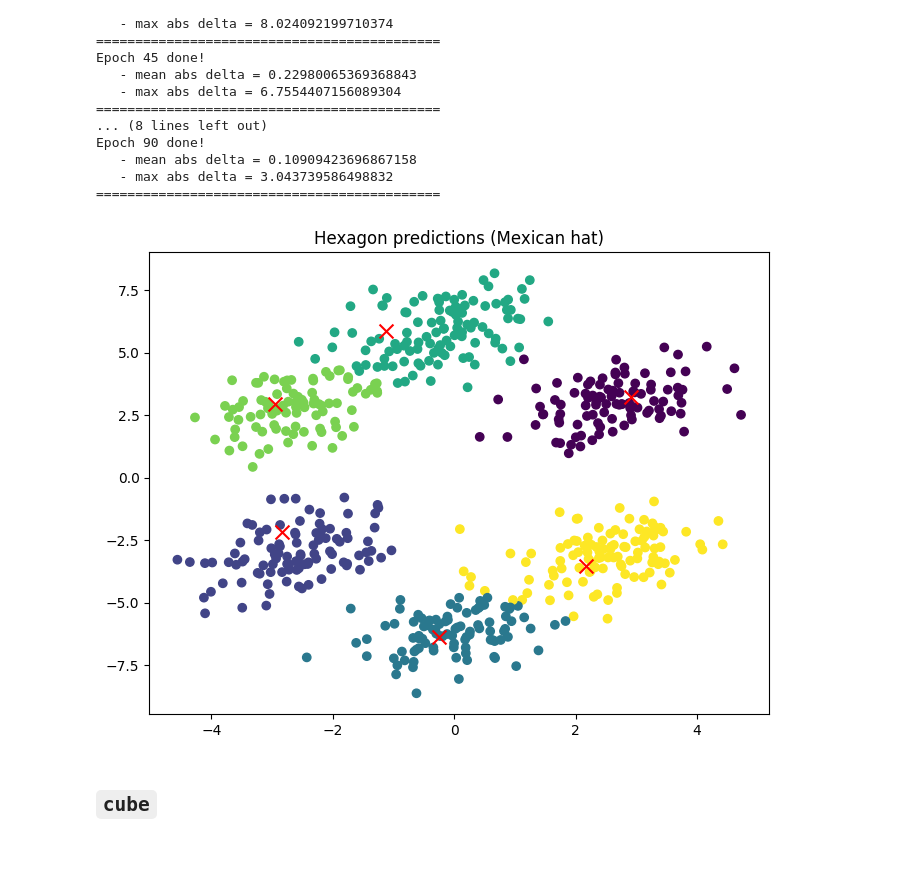
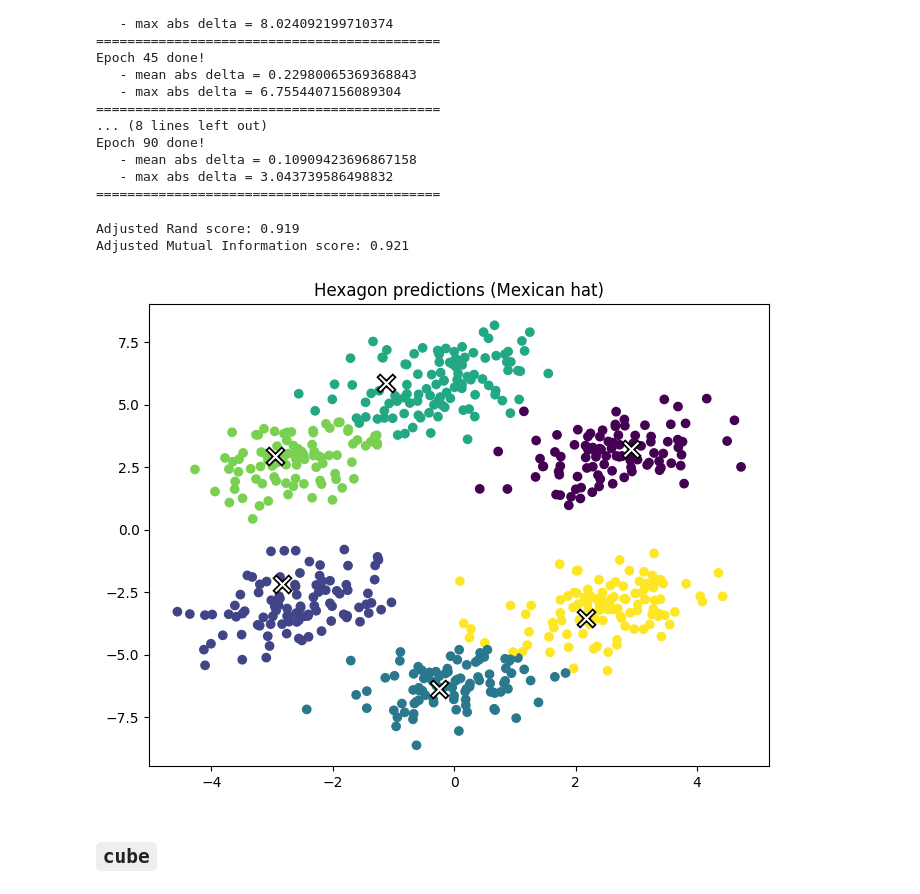
Before and after one commit to maciejors/neural-networks, a Jupyter notebook: kohonen_network/koh1.ipynb, the cells around one changed output. Cells and saved outputs as stored; diff of their text form; code cells hidden in the pictures; blank space fills up the shorter version.

```diff
--- a/kohonen_network/koh1.ipynb
+++ b/kohonen_network/koh1.ipynb
@@ -178,14 +194,18 @@ Epoch 90 done!
 ============================================
 # %%
 pred = koh_hex_mex.predict(hex_xy)
+print_scores(hexagon['c'], pred)
+# %% [output]
+Adjusted Rand score: 0.919
+Adjusted Mutual Information score: 0.921
 # %%
 fig = plt.figure()
 plt.scatter(x='x', y='y', data=hexagon, c=pred)
 plt.title('Hexagon predictions (Mexican hat)')
-koh_hex_mex.visualise_weights(fig=fig, size=100)
+koh_hex_mex.visualise_weights(fig=fig)
 plt.show()
 # %% [output]
-[figure, old version]
+[figure, new version]
 # %% [markdown]
 ## `cube`
 # %% [markdown]
```
Also changed, not shown: parts of 10 cells of this notebook, 7 other files.
